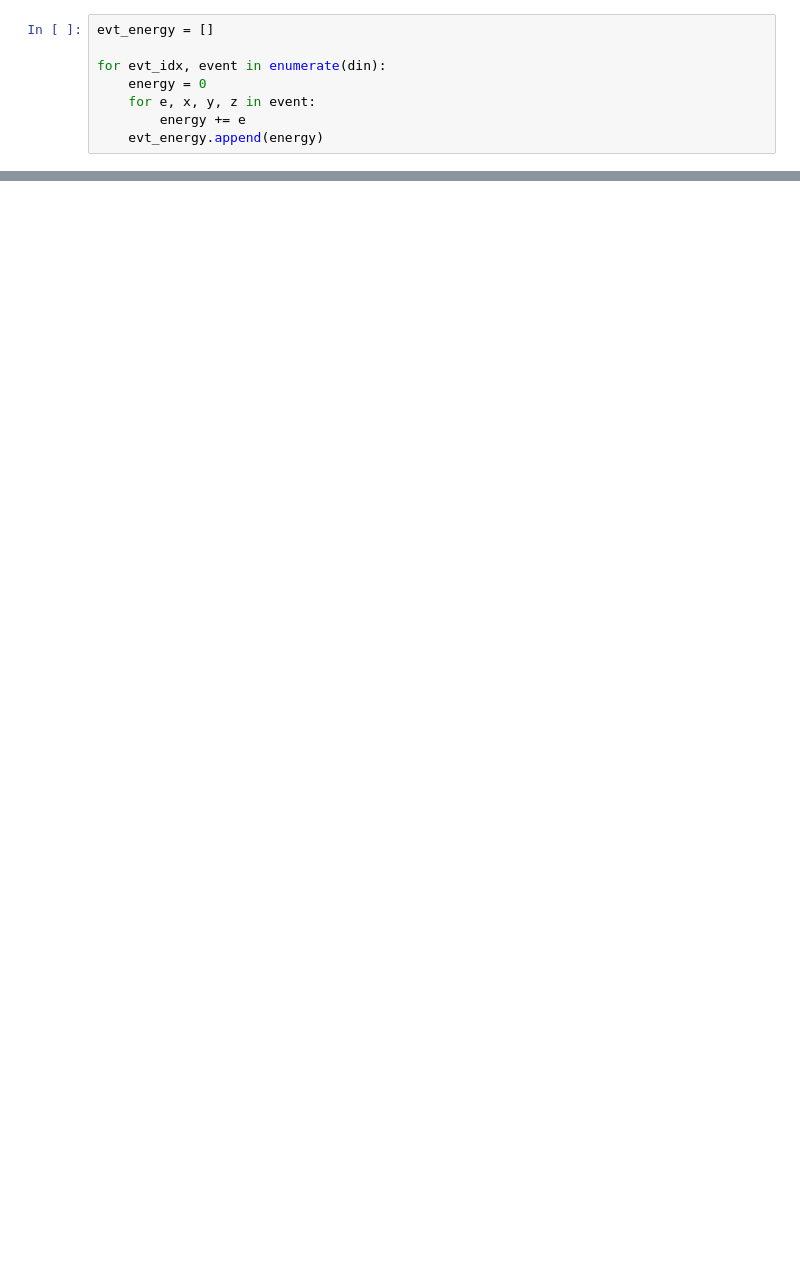
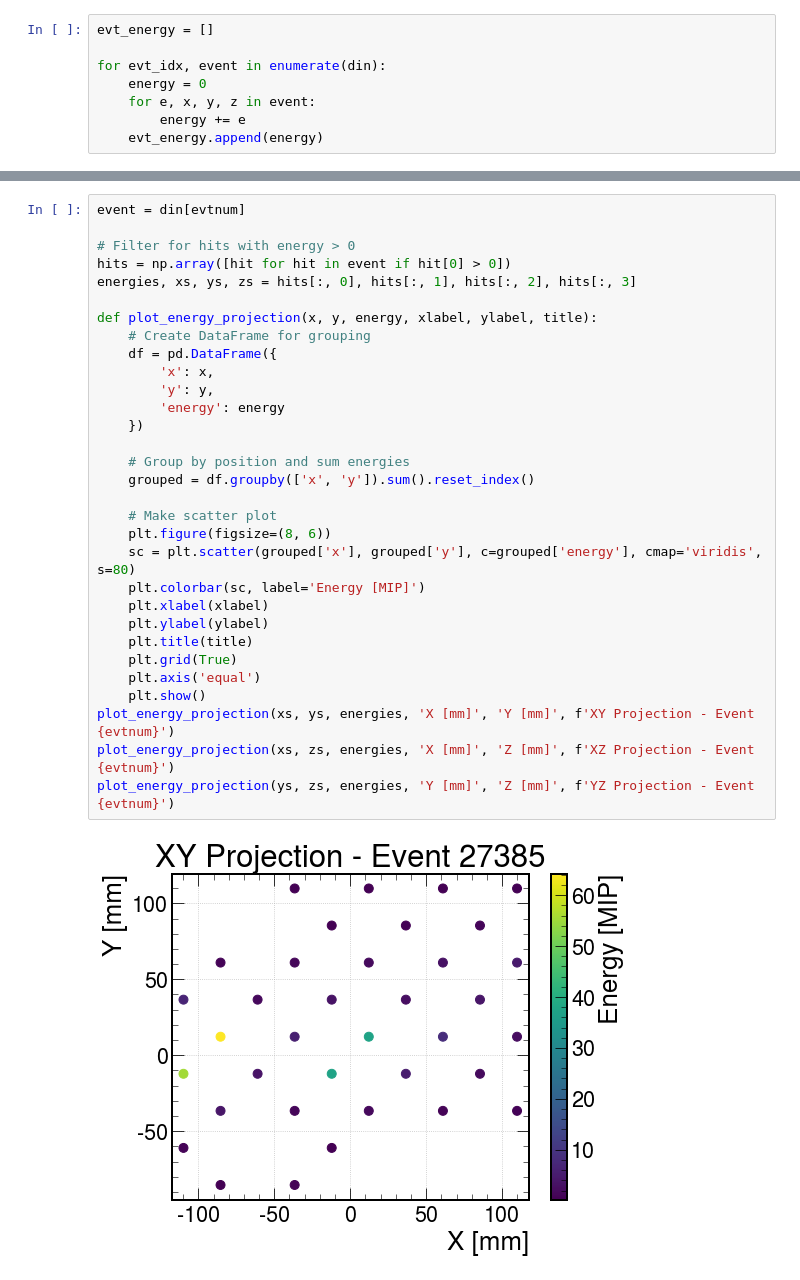
Before and after one commit to SeanBP/genIII_prototype_analysis, a Jupyter notebook: Beam_Analysis.ipynb, the cells around one changed output, grey strips where cells are left out. Drawn from its saved outputs; the diff is of its cells as text; blank space fills up the shorter version.

```diff
--- a/Beam_Analysis.ipynb
+++ b/Beam_Analysis.ipynb
@@ -242,0 +267,33 @@ plt.show()
+# %%
+event = din[evtnum]
+
+# Filter for hits with energy > 0
+hits = np.array([hit for hit in event if hit[0] > 0])
+energies, xs, ys, zs = hits[:, 0], hits[:, 1], hits[:, 2], hits[:, 3]
+
+def plot_energy_projection(x, y, energy, xlabel, ylabel, title):
+    # Create DataFrame for grouping
+    df = pd.DataFrame({
+        'x': x,
+        'y': y,
+        'energy': energy
+    })
+
+    # Group by position and sum energies
+    grouped = df.groupby(['x', 'y']).sum().reset_index()
+
+    # Make scatter plot
+    plt.figure(figsize=(8, 6))
+    sc = plt.scatter(grouped['x'], grouped['y'], c=grouped['energy'], cmap='viridis', s=80)
+    plt.colorbar(sc, label='Energy [MIP]')
+    plt.xlabel(xlabel)
+    plt.ylabel(ylabel)
+    plt.title(title)
+    plt.grid(True)
+    plt.axis('equal')
+    plt.show()
+plot_energy_projection(xs, ys, energies, 'X [mm]', 'Y [mm]', f'XY Projection - Event {evtnum}')
+plot_energy_projection(xs, zs, energies, 'X [mm]', 'Z [mm]', f'XZ Projection - Event {evtnum}')
+plot_energy_projection(ys, zs, energies, 'Y [mm]', 'Z [mm]', f'YZ Projection - Event {evtnum}')
+# %% [output]
+[figure, added]
```
Also changed, not shown: parts of 10 cells of this notebook, 3 other files.
